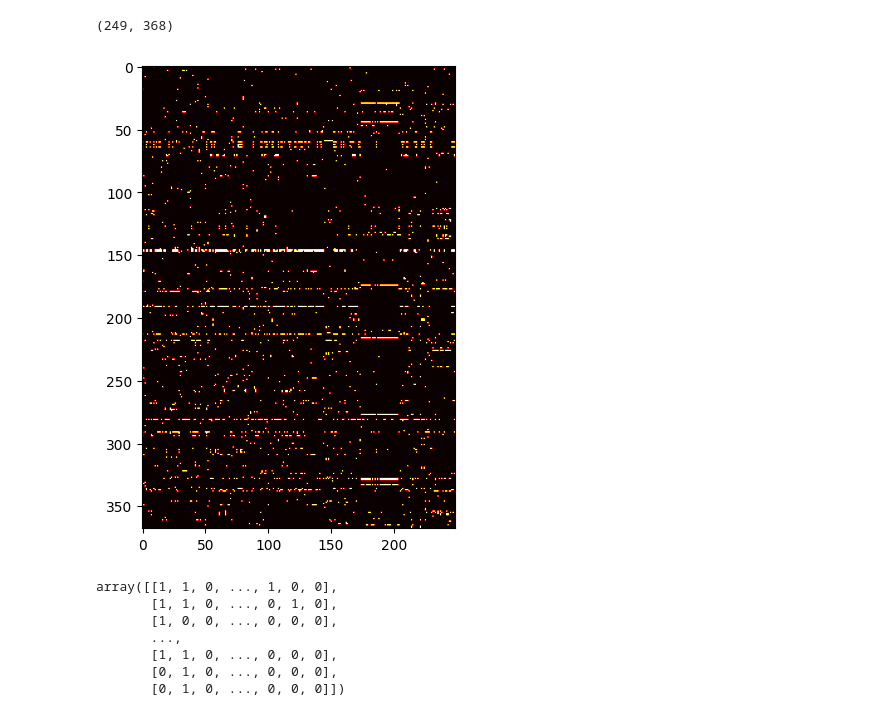
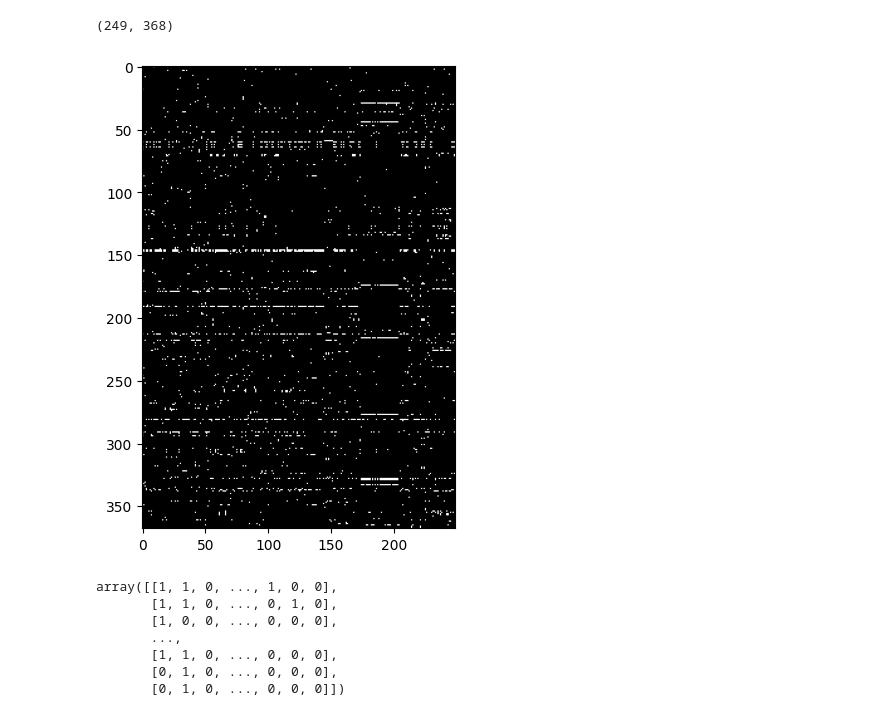
Before and after one commit to igorlemes/servicosecossistemicos, a Jupyter notebook: servicos.ipynb, the cells around one changed output. Drawn from its saved outputs; the diff is of its cells as text; code cells hidden in the pictures.

```diff
--- a/servicos.ipynb
+++ b/servicos.ipynb
@@ -63,12 +64,12 @@ matrix.shape
 # %%
 # Vizualize the matrix as a image
 import matplotlib.pyplot as plt
 # Size of the image 10x10
 plt.figure(figsize=(6,6))
-plt.imshow(matrix.T, cmap='hot')
+plt.imshow(matrix.T, cmap='gray')
 plt.show()
 # %% [output]
-[figure, old version]
+[figure, new version]
 # %%
 servicos = []
 for row in df["secs"]:
```
Also changed, not shown: parts of 15 cells of this notebook, 33 other files.
